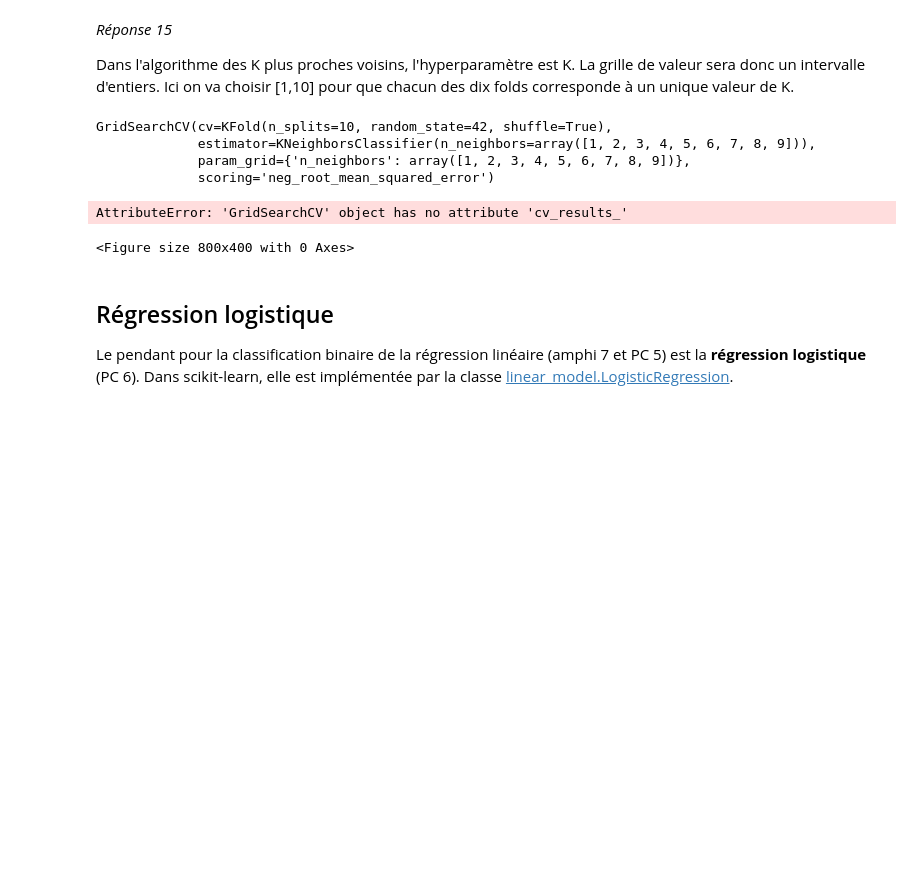
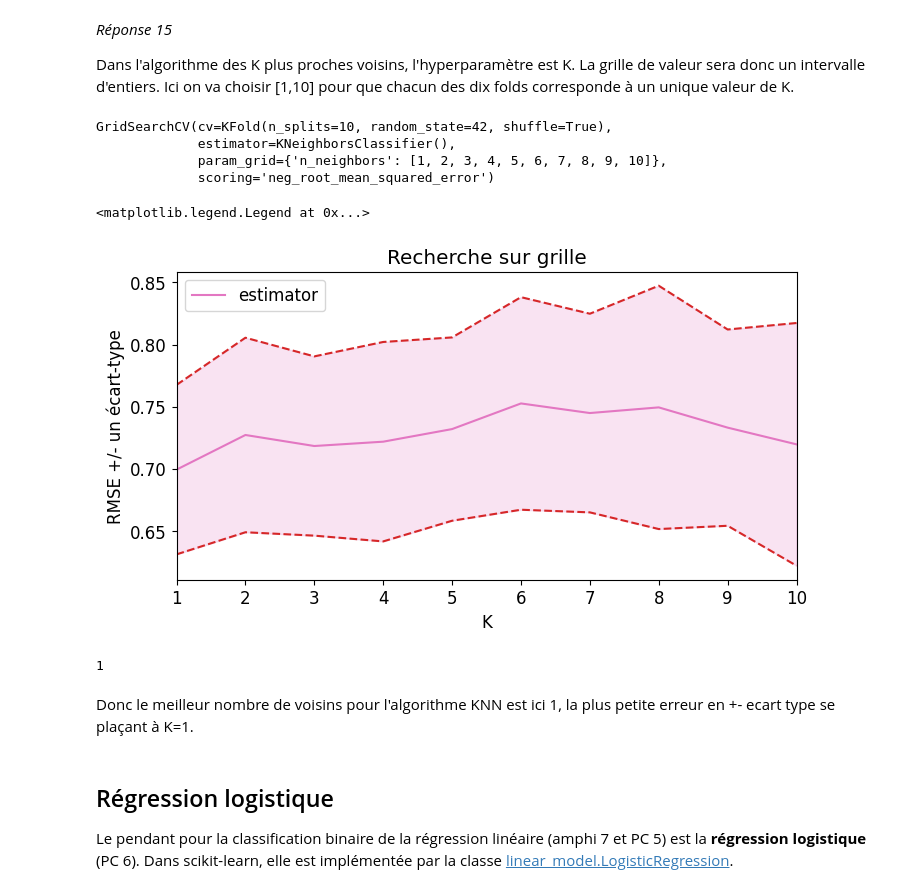
Before and after one commit to laureprinet/Data, a Jupyter notebook: Projet.ipynb, the cells around one changed output. Cells and saved outputs as stored; diff of their text form; code cells hidden in the pictures; blank space fills up the shorter version.

```diff
--- a/Projet.ipynb
+++ b/Projet.ipynb
@@ -300,11 +300,10 @@ from sklearn import linear_model, metrics, neighbors
 from sklearn.metrics import make_scorer, balanced_accuracy_score
 from sklearn.neighbors import KNeighborsClassifier
 # %%
-# Définir la grille de valeurs de l'hyperparamètre alpha
-K = np.arange(1,10)
+K = list(range(1,11))
 
 # Définir le modèle à évaluer
-estimator =  KNeighborsClassifier(n_neighbors=K)
+estimator =  KNeighborsClassifier()
 
 # Instantier la recherche sur grille
 grid = model_selection.GridSearchCV(estimator, {'n_neighbors': K},
@@ -316,39 +315,45 @@ grid = model_selection.GridSearchCV(estimator, {'n_neighbors': K},
 grid.fit(X_train, y_train)
 # %% [output]
 GridSearchCV(cv=KFold(n_splits=10, random_state=42, shuffle=True),
-             estimator=KNeighborsClassifier(n_neighbors=array([1, 2, 3, 4, 5, 6, 7, 8, 9])),
-             param_grid={'n_neighbors': array([1, 2, 3, 4, 5, 6, 7, 8, 9])},
+             estimator=KNeighborsClassifier(),
+             param_grid={'n_neighbors': [1, 2, 3, 4, 5, 6, 7, 8, 9, 10]},
              scoring='neg_root_mean_squared_error')
 # %%
 # Illustration par un graphique de l'exploration de la grille
 plt.figure(figsize=(8, 4))
 
 rmses = -grid.cv_results_['mean_test_score']
 std_error = grid.cv_results_['std_test_score']
 
 # afficher les RMSE avec une échelle logarithmique pour les abscisses :
-plt.semilogx(grid.cv_results_['param_alpha'], rmses,
-             label="lasso", color='tab:pink')
-plt.semilogx(grid.cv_results_['param_alpha'], rmses + std_error,
+plt.plot(grid.cv_results_['param_n_neighbors'], rmses,
+             label="estimator", color='tab:pink')
+plt.plot(grid.cv_results_['param_n_neighbors'], rmses + std_error,
              color='tab:red', linestyle='dashed')
-plt.semilogx(grid.cv_results_['param_alpha'], rmses - std_error,
+plt.plot(grid.cv_results_['param_n_neighbors'], rmses - std_error,
              color='tab:red', linestyle='dashed')
 
 # colorer l'espace entre les courbes représentant les écarts-types
 plt.fill_between(K, (rmses + std_error), (rmses - std_error),
                  color='tab:pink',
                  alpha=0.2, # contrôle la transparence
                 )
 
 # Mise en forme
-plt.xlabel("alpha")
+plt.xlabel("K")
 plt.ylabel("RMSE +/- un écart-type")
-plt.xlim([alpha[0], alpha[-1]])
-plt.title("Recherche sur grille (Lasso)")
+plt.xlim([K[0], K[-1]])
+plt.title("Recherche sur grille")
 plt.legend(loc='best')
 # %% [output]
-AttributeError: 'GridSearchCV' object has no attribute 'cv_results_'
+<matplotlib.legend.Legend at 0x...>
-<Figure size 800x400 with 0 Axes>
+[figure, added]
+# %%
+print(grid.best_params_['n_neighbors'])
+# %% [output]
+1
+# %% [markdown]
+Donc le meilleur nombre de voisins pour l'algorithme KNN est ici 1, la plus petite erreur en +- ecart type se plaçant à K=1.
 # %% [markdown]
 ## Régression logistique
 Le pendant pour la classification binaire de la régression linéaire (amphi 7 et PC 5) est la __régression logistique__ (PC 6). Dans scikit-learn, elle est implémentée par la classe [linear_model.LogisticRegression](https://scikit-learn.org/stable/modules/generated/sklearn.linear_model.LogisticRegression.html).
```
Also changed, not shown: parts of 10 cells of this notebook.
